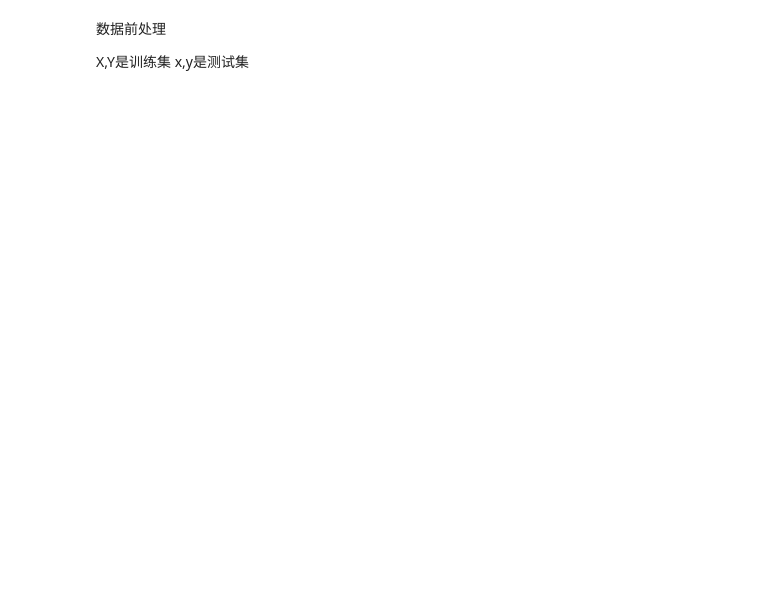
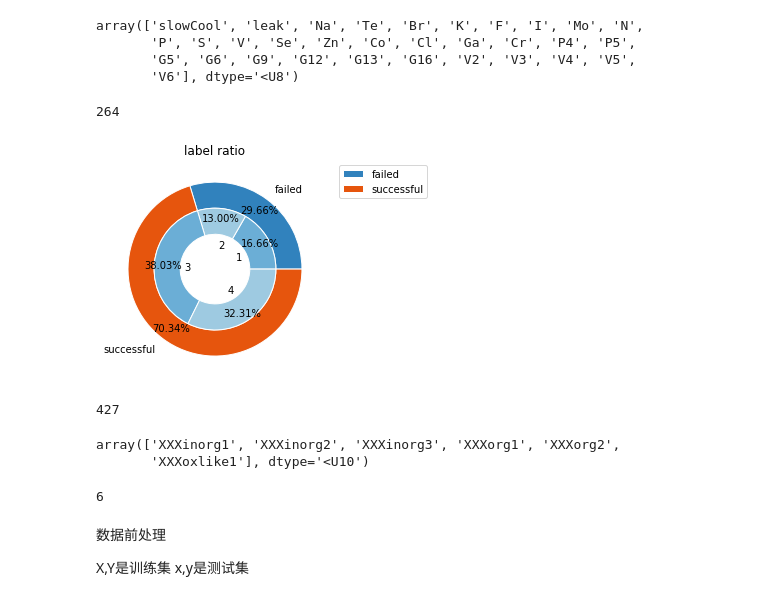
Before and after one commit to Xi-yuanWang/DarkReaction, a Jupyter notebook: anal.ipynb, the cells around one changed output. Drawn from its saved outputs; the diff is of its cells as text; code cells hidden in the pictures; blank space fills up the shorter version.

```diff
--- a/anal.ipynb
+++ b/anal.ipynb
@@ -26,3 +38,47 @@ from sklearn.discriminant_analysis import QuadraticDiscriminantAnalysis
+# %%
+boolfeature
+# %% [output]
+array(['slowCool', 'leak', 'Na', 'Te', 'Br', 'K', 'F', 'I', 'Mo', 'N',
+       'P', 'S', 'V', 'Se', 'Zn', 'Co', 'Cl', 'Ga', 'Cr', 'P4', 'P5',
+       'G5', 'G6', 'G9', 'G12', 'G13', 'G16', 'V2', 'V3', 'V4', 'V5',
+       'V6'], dtype='<U8')
+# %%
+len(set(X_featureName))
+# %% [output]
+264
+# %%
+fig, ax = plt.subplots()
+size = 0.3
+radius=1
+vals = np.array([sum(y==i)/len(y) for i in range(1,5)])
+cmap = plt.get_cmap("tab20c")
+outer_colors = cmap(np.arange(3)*4)
+inner_colors = cmap(np.array([1, 2]))
+
+ax.pie([vals[0]+vals[1],vals[2]+vals[3]],labels=["failed","successful"],labeldistance=radius+size/2, radius=radius, autopct=lambda pct: "{:.2f}%".format(pct),pctdistance=radius-size/2,colors=outer_colors,
+       wedgeprops=dict(width=size, edgecolor='w'))
+ax.legend(bbox_to_anchor=(1, 0, 0.5, 1))
+ax.pie(vals,radius=radius-size, labels=[1,2,3,4], colors=inner_colors,labeldistance=radius-size-size,autopct=lambda pct: "{:.2f}%".format(pct),pctdistance=radius-size/2,
+       wedgeprops=dict(width=size, edgecolor='w'))
+
+
+ax.set_title("label ratio")
+plt.show()
+# %% [output]
+[figure, added]
+# %%
+len(X_feactureName)
+# %% [output]
+427
+# %%
+onehotfeature
+# %% [output]
+array(['XXXinorg1', 'XXXinorg2', 'XXXinorg3', 'XXXorg1', 'XXXorg2',
+       'XXXoxlike1'], dtype='<U10')
+# %%
+len(onehotfeature)
+# %% [output]
+6
 # %% [markdown]
 数据前处理
 
```
Also changed, not shown: parts of 10 cells of this notebook, 35 other files.
